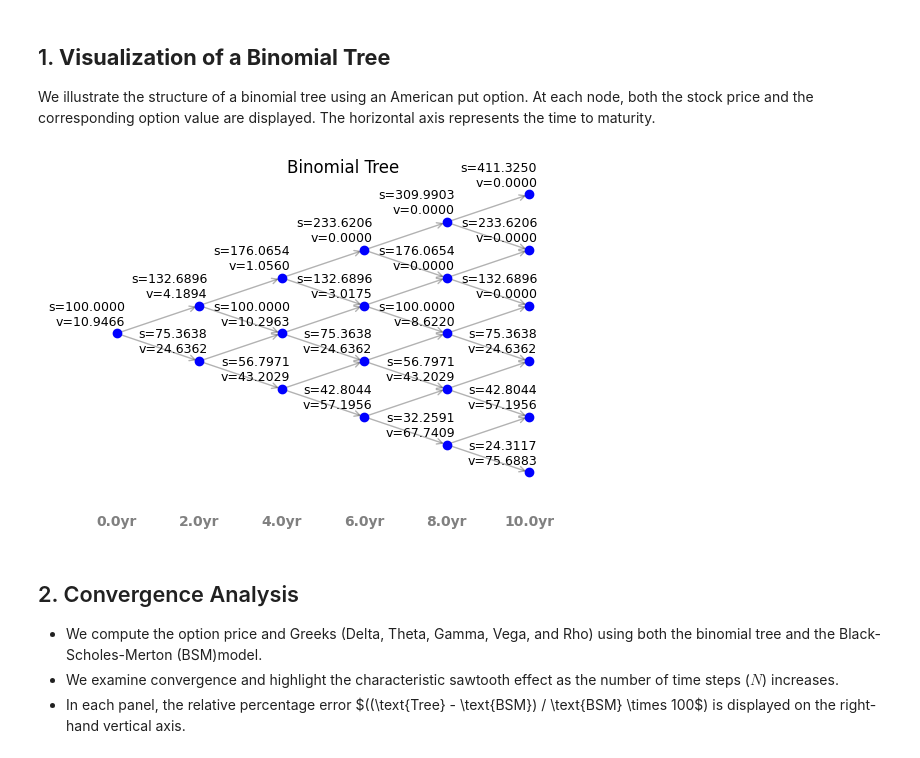
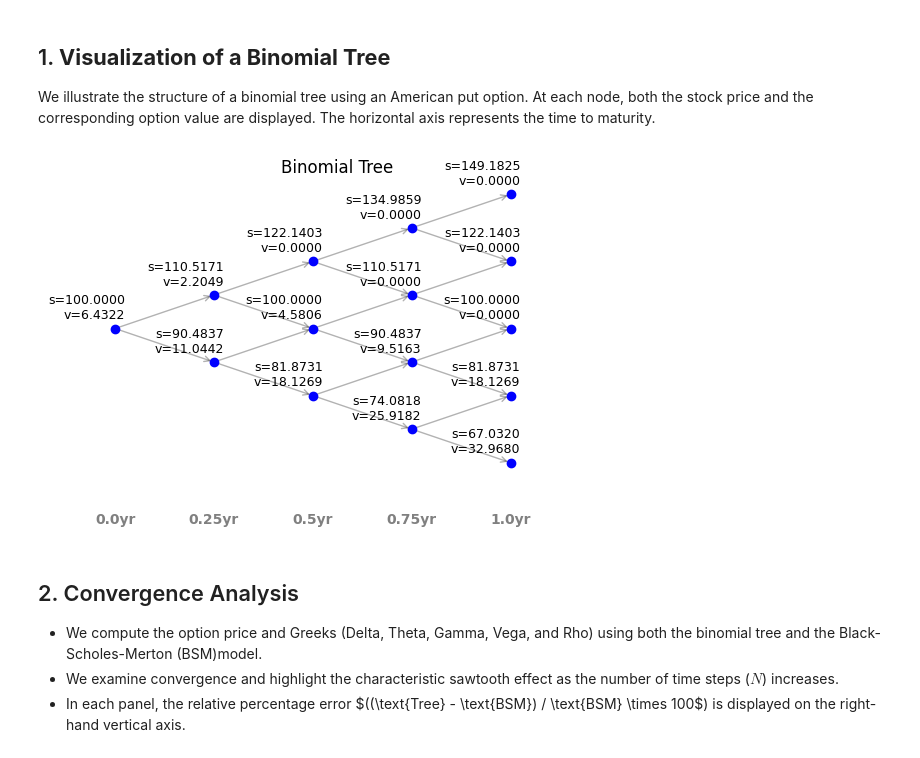
Before and after one commit to hsiuhsil/options_futures_derivatives, a Jupyter notebook: notebooks/Binomial Trees.ipynb, the cells around one changed output. Cells and saved outputs as stored; diff of their text form; code cells hidden in the pictures.

```diff
--- a/notebooks/Binomial Trees.ipynb
+++ b/notebooks/Binomial Trees.ipynb
@@ -44,20 +44,20 @@ The horizontal axis represents the time to maturity.
 # %%
 price, stocks, options, timeline = price_option_tree(
     option_type="put",
     exercise_style="American",
     s=100,
     k=100,
     r=0.05,
     sigma=0.2,
-    T=10,
-    N=5,
-    q=0,
+    T=1,
+    N=4,
+    q=0.02,
     return_tree=True
 )
 
 plot_binomial_trees(stocks, options, timeline)
 # %% [output]
-[figure, old version]
+[figure, new version]
 # %% [markdown]
 ## 2. Convergence Analysis
 
```
Also changed, not shown: 1 other file.
